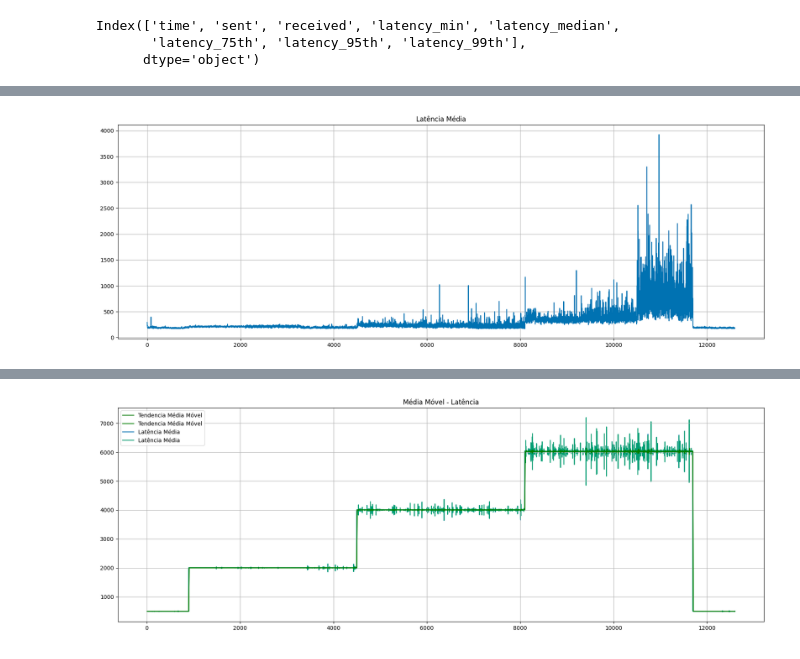
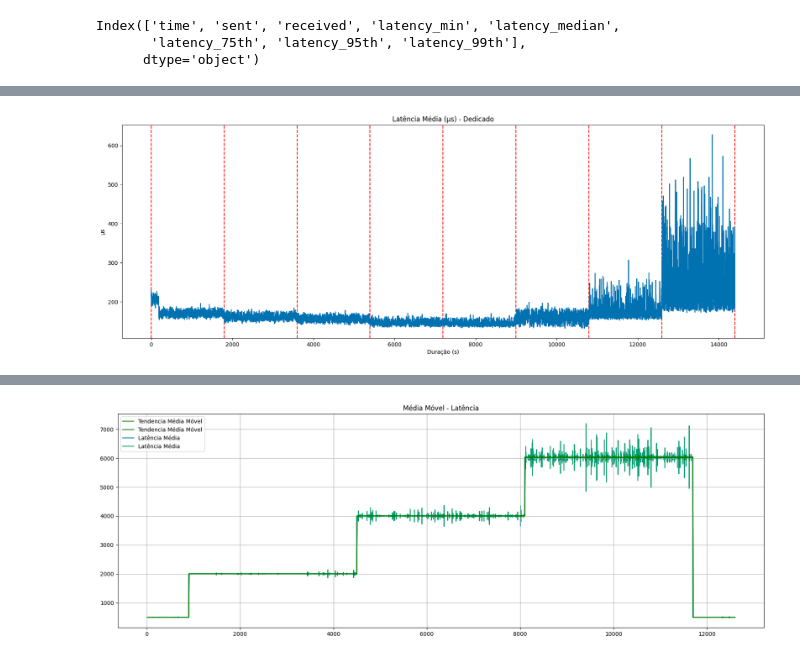
Before and after one commit to pserpaschiavo/svc-degradation-detection, a Jupyter notebook: python/notebooks/00_time_series_analisys.ipynb, the cells around one changed output, grey strips where cells are left out. Cells and saved outputs as stored; diff of their text form; code cells hidden in the pictures.

```diff
--- a/python/notebooks/00_time_series_analisys.ipynb
+++ b/python/notebooks/00_time_series_analisys.ipynb
@@ -65,9 +65,17 @@ def plotMovingAverage(series, window, plot_intervals=False, scale=1.96, plot_ano
 # %%
 data_path = "../datasets/unloaded-res.csv"
+dedicated_path = "../datasets/dedicated-res.csv"
+data_path_remake = "../datasets/02-unloaded-res.csv"
 
-df = pd.read_csv(data_path)
+df_before = pd.read_csv(data_path)
+dedicated = pd.read_csv(dedicated_path)
+df = pd.read_csv(data_path_remake)
 
 df.time = df.time.astype(int)
 df.time = df.time - 1
 
-df.head()
+dedicated.time = dedicated.time.astype(int)
+dedicated.time = dedicated.time -1
+
+df_before.time = df_before.time.astype(int)
+df_before.time = df_before.time - 1
@@ -116,7 +181,9 @@ Index(['time', 'sent', 'received', 'latency_min', 'latency_median',
 # %%
 latencia = df[['time', 'latency_median']]
+dedicado = dedicated[['time', 'latency_median']]
 
 latencia = latencia.set_index('time')
+dedicado = dedicado.set_index('time')
 
 latencia.head()
 # %% [output]
@@ -130,8 +207,15 @@ latencia.head()
 # %%
 plt.figure(figsize=(21, 7))
-plt.plot(latencia)
-plt.title('Latência Média')
-plt.grid(True)
+
+assintotas = [0, 1800, 3600, 5400, 7200, 9000, 10800, 12600, 14400]
+for x in assintotas:
+    plt.axvline(x=x, color='red', linestyle='--', label=f'Assíntota em x = {x}')
+
+plt.plot(dedicado)
+plt.title('Latência Média (µs) - Dedicado')
+plt.xlabel('Duração (s)')
+plt.ylabel("µs")
+# plt.grid(True)
 plt.show()
 # %% [output]
-[figure, old version]
+[figure, new version]
```
Also changed, not shown: parts of 20 cells of this notebook, 9 other files.
